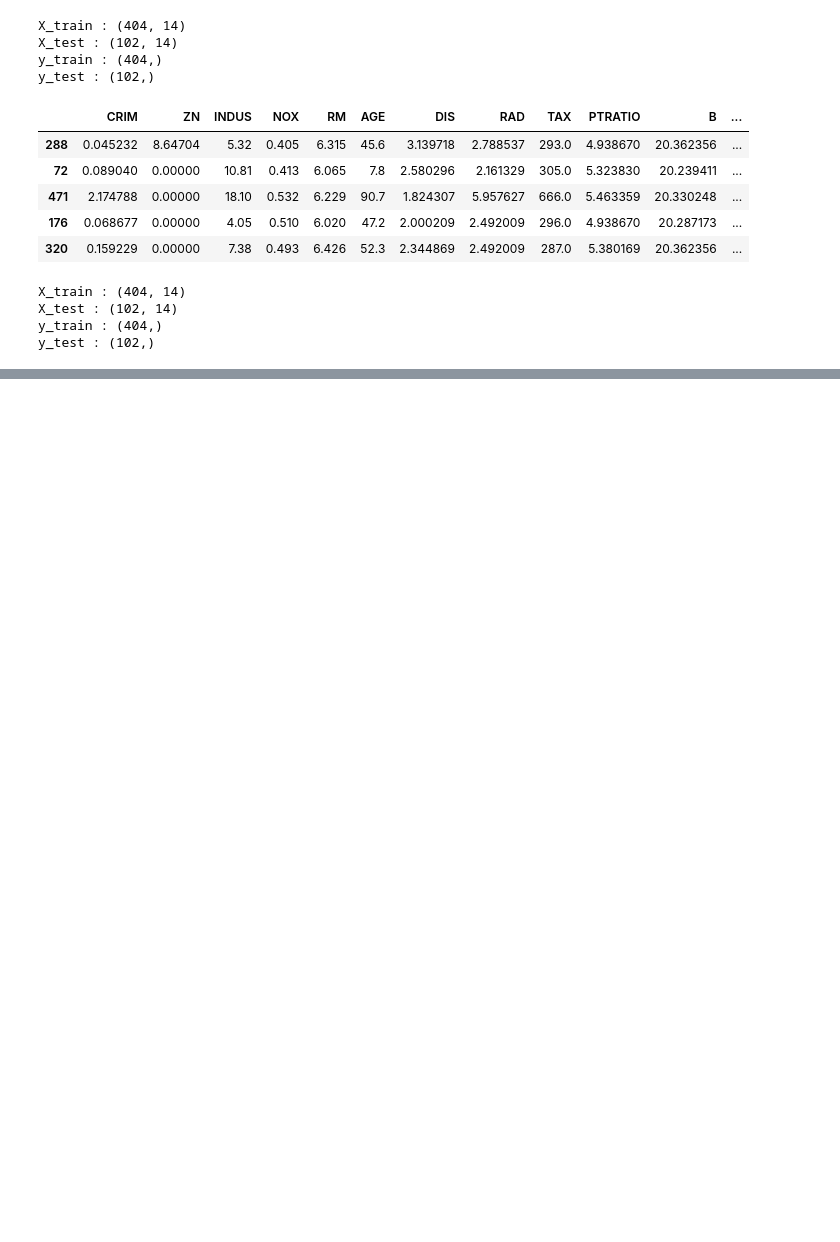
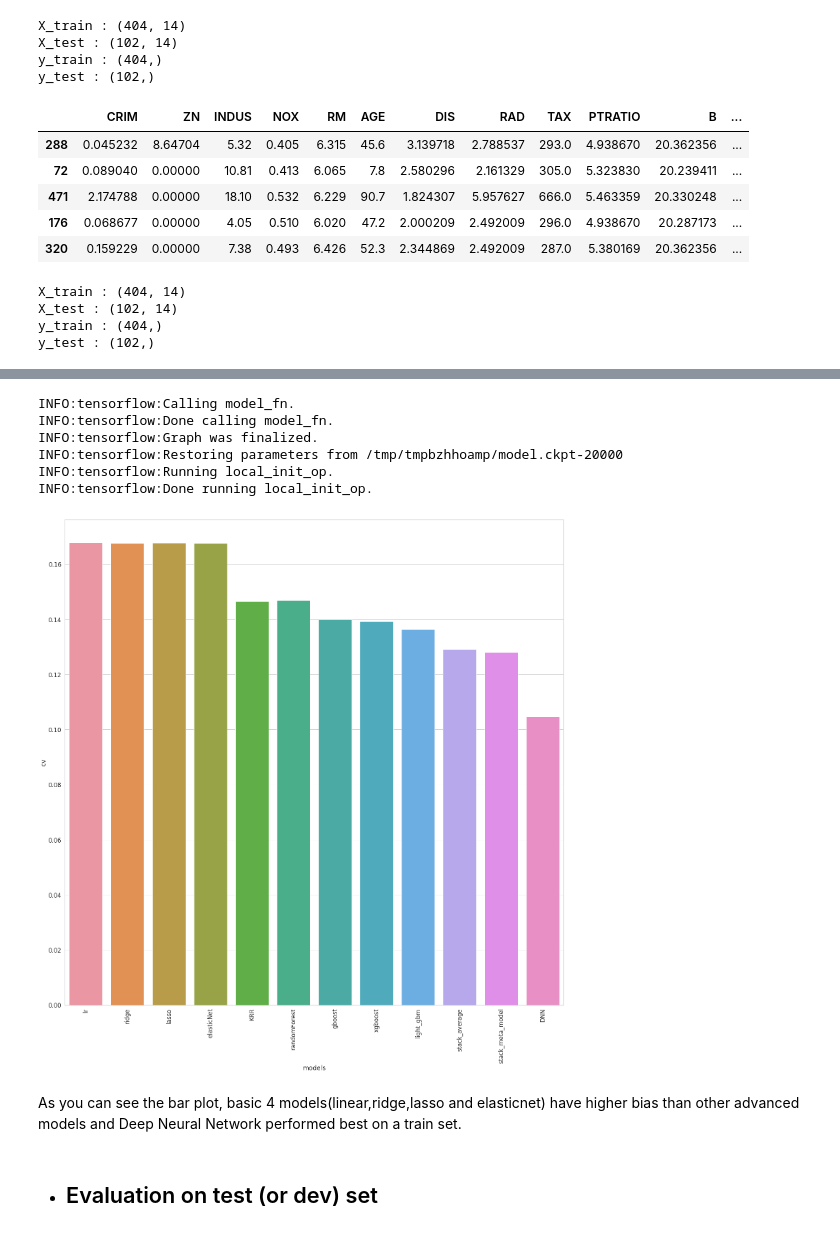
Before and after one commit to jk7g14/House-Price-Prediction, a Jupyter notebook: house-price-prediction-part2.ipynb, the cells around one changed output, grey strips where cells are left out. Saved outputs shown, nothing was run; the diff lists cells and outputs as text; code cells hidden in the pictures; blank space fills up the shorter version.

```diff
--- a/house-price-prediction-part2.ipynb
+++ b/house-price-prediction-part2.ipynb
@@ -419,0 +414,4 @@ print(np.sqrt(mean_squared_error(y_test_pred,y_test)))
+# %%
+averaged_models = AveragingModels(models = (elasticNet, gboost, KRR, xgboost))
+score = rmse_5cv(averaged_models)
+df_rmse['cv'][9] = score.mean()
@@ -419,0 +433,7 @@ print(np.sqrt(mean_squared_error(y_test_pred,y_test)))
+# %%
+stacked_averaged_models = StackingAveragedModels(base_models = (elasticNet, ridge, gboost, KRR),
+                                                 meta_model = lasso)
+score = rmse_5cv(stacked_averaged_models)
+df_rmse['cv'][10] = score.mean()
+# %%
+dnn_model.train(input_fn=input_func, steps=40000)
@@ -419,0 +459,26 @@ print(np.sqrt(mean_squared_error(y_test_pred,y_test)))
+# %%
+y_train_pred = []
+for pred in dnn_model.predict(input_fn=train_input_func):
+    y_train_pred.append(pred['predictions'][0])
+df_rmse['cv'][11] = np.sqrt(mean_squared_error(y_train_pred,y_train))
+# %% [output]
+INFO:tensorflow:Calling model_fn.
+INFO:tensorflow:Done calling model_fn.
+INFO:tensorflow:Graph was finalized.
+INFO:tensorflow:Restoring parameters from /tmp/tmpbzhhoamp/model.ckpt-20000
+INFO:tensorflow:Running local_init_op.
+INFO:tensorflow:Done running local_init_op.
+# %%
+with sns.axes_style("whitegrid", {'axes.grid' : True}):
+    fig, ax = plt.subplots(1,1, figsize=(25,25))
+sns.set(font_scale=1.5)
+
+sns.barplot(x = 'models', y = 'cv', data=df_rmse)
+plt.xticks(rotation=90)
+plt.show()
+# %% [output]
+[figure, added]
+# %% [markdown]
+As you can see the bar plot, basic 4 models(linear,ridge,lasso and elasticnet) have higher bias than other advanced models and Deep Neural Network performed best on a train set.
+# %% [markdown]
+- ## Evaluation on test (or dev) set
```
Also changed, not shown: parts of 135 cells of this notebook, 5 other files.
